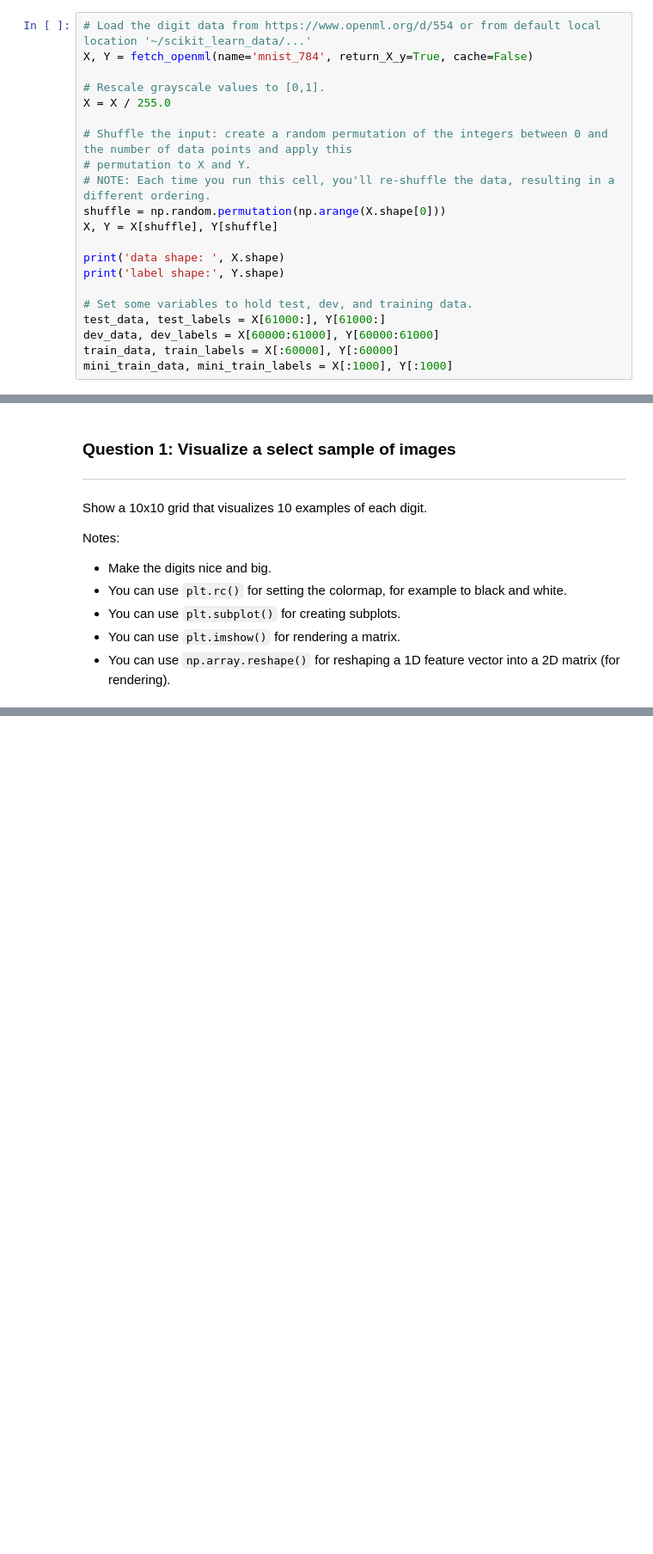
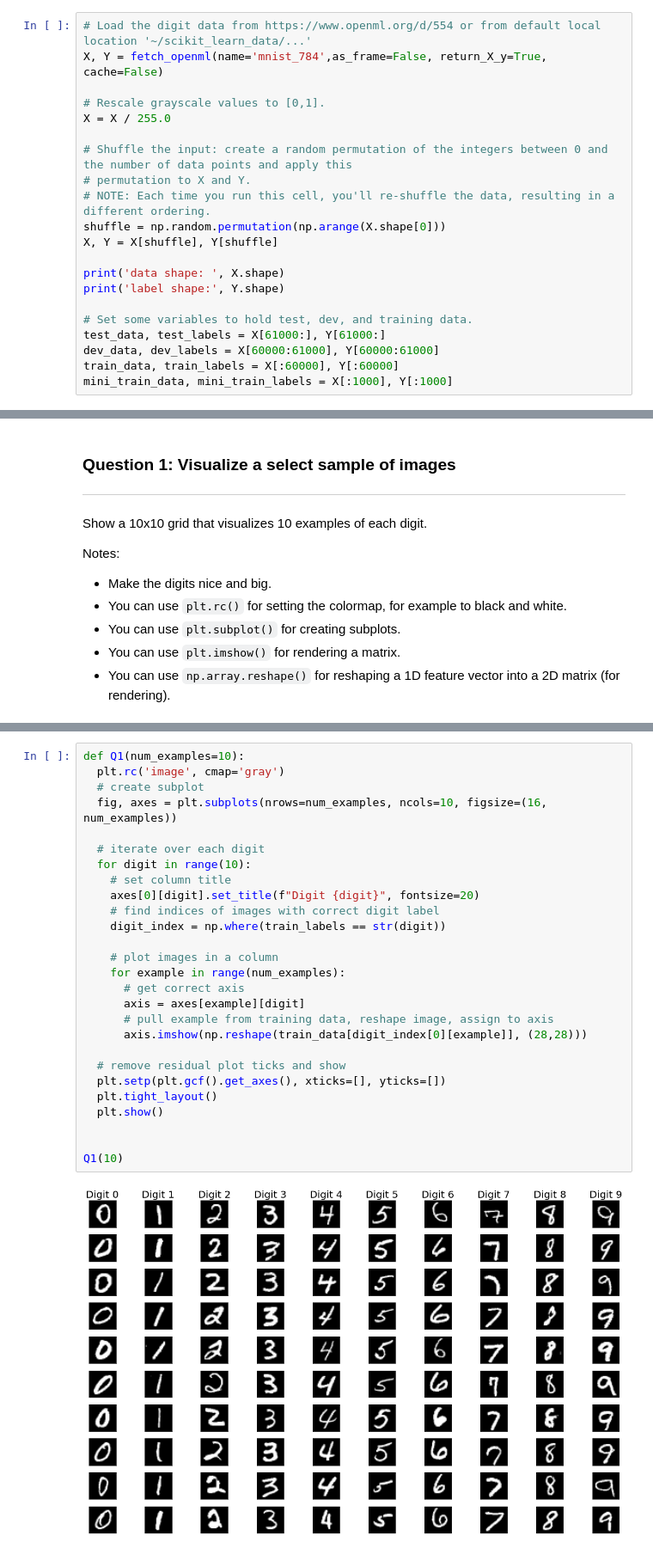
Before and after one commit to romendiratta/digit-classification-knn, a Jupyter notebook: Rohan_Mendiratta_Project1.ipynb, the cells around one changed output, grey strips where cells are left out. Shown at 86% size. Cells and saved outputs as stored; diff of their text form; blank space fills up the shorter version.

```diff
--- a/Rohan_Mendiratta_Project1.ipynb
+++ b/Rohan_Mendiratta_Project1.ipynb
@@ -64,7 +67,7 @@ sklearn.__version__
 Load the data. Notice that the data gets partitioned into training, development, and test sets. Also, a small subset of the training data called mini_train_data and mini_train_labels gets defined, which you should use in all the experiments below, unless otherwise noted.
 # %%
 # Load the digit data from https://www.openml.org/d/554 or from default local location '~/scikit_learn_data/...'
-X, Y = fetch_openml(name='mnist_784', return_X_y=True, cache=False)
+X, Y = fetch_openml(name='mnist_784',as_frame=False, return_X_y=True, cache=False)
 
 # Rescale grayscale values to [0,1].
 X = X / 255.0
@@ -104,3 +103,32 @@ Q1(10)
+# %%
+def Q1(num_examples=10):
+  plt.rc('image', cmap='gray')
+  # create subplot
+  fig, axes = plt.subplots(nrows=num_examples, ncols=10, figsize=(16, num_examples))
+
+  # iterate over each digit
+  for digit in range(10):
+    # set column title
+    axes[0][digit].set_title(f"Digit {digit}", fontsize=20)
+    # find indices of images with correct digit label
+    digit_index = np.where(train_labels == str(digit))
+
+    # plot images in a column
+    for example in range(num_examples):
+      # get correct axis
+      axis = axes[example][digit]
+      # pull example from training data, reshape image, assign to axis
+      axis.imshow(np.reshape(train_data[digit_index[0][example]], (28,28)))
+
+  # remove residual plot ticks and show
+  plt.setp(plt.gcf().get_axes(), xticks=[], yticks=[])
+  plt.tight_layout()
+  plt.show()
+
+
+Q1(10)
+# %% [output]
+[figure, added]
 # %% [markdown]
 ### Question 2: Evaluating different choices of k
 ---
```
Also changed, not shown: parts of 19 cells of this notebook.
